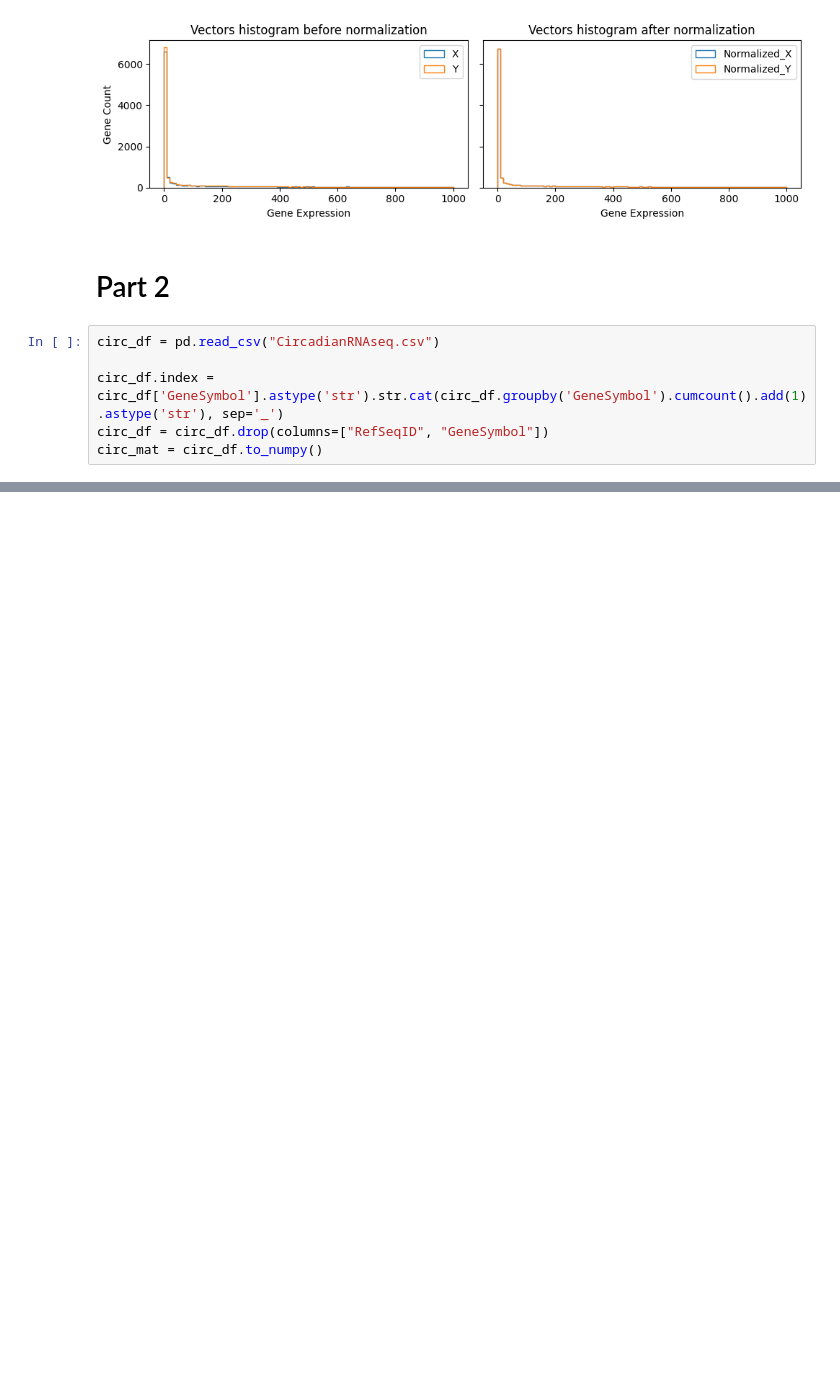
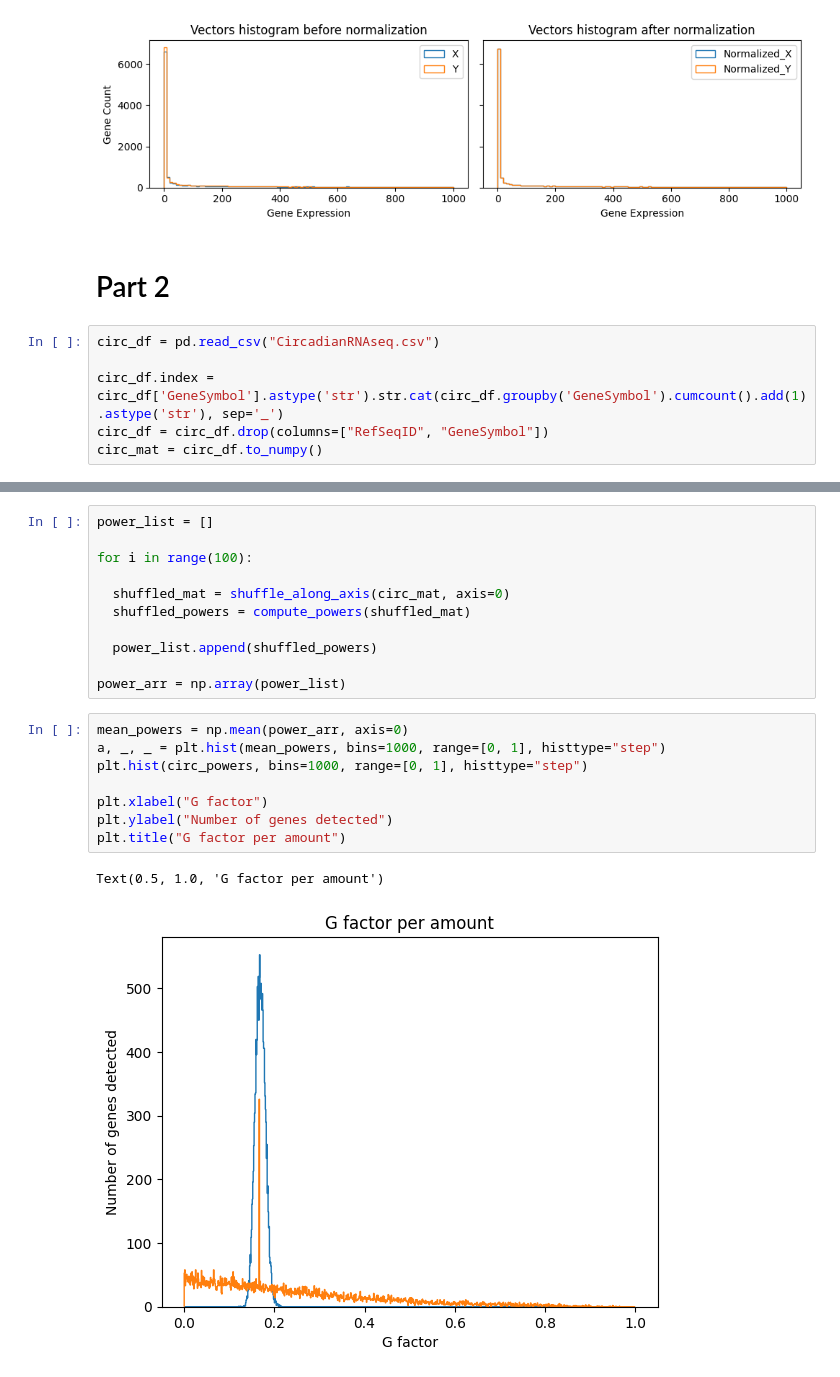
Before and after one commit to RiboRings/neurogenomics, a Jupyter notebook: project2.ipynb, the cells around one changed output, grey strips where cells are left out. Saved outputs shown, nothing was run; the diff lists cells and outputs as text; blank space fills up the shorter version.

```diff
--- a/project2.ipynb
+++ b/project2.ipynb
@@ -183,0 +205,22 @@ Text(0.5, 1.0, 'G factor per amount')
+# %%
+power_list = []
+
+for i in range(100):
+
+  shuffled_mat = shuffle_along_axis(circ_mat, axis=0)
+  shuffled_powers = compute_powers(shuffled_mat)
+
+  power_list.append(shuffled_powers)
+
+power_arr = np.array(power_list)
+# %%
+mean_powers = np.mean(power_arr, axis=0)
+a, _, _ = plt.hist(mean_powers, bins=1000, range=[0, 1], histtype="step")
+plt.hist(circ_powers, bins=1000, range=[0, 1], histtype="step")
+
+plt.xlabel("G factor")
+plt.ylabel("Number of genes detected")
+plt.title("G factor per amount")
+# %% [output]
+Text(0.5, 1.0, 'G factor per amount')
+[figure, added]
```
Also changed, not shown: parts of 6 cells of this notebook.
